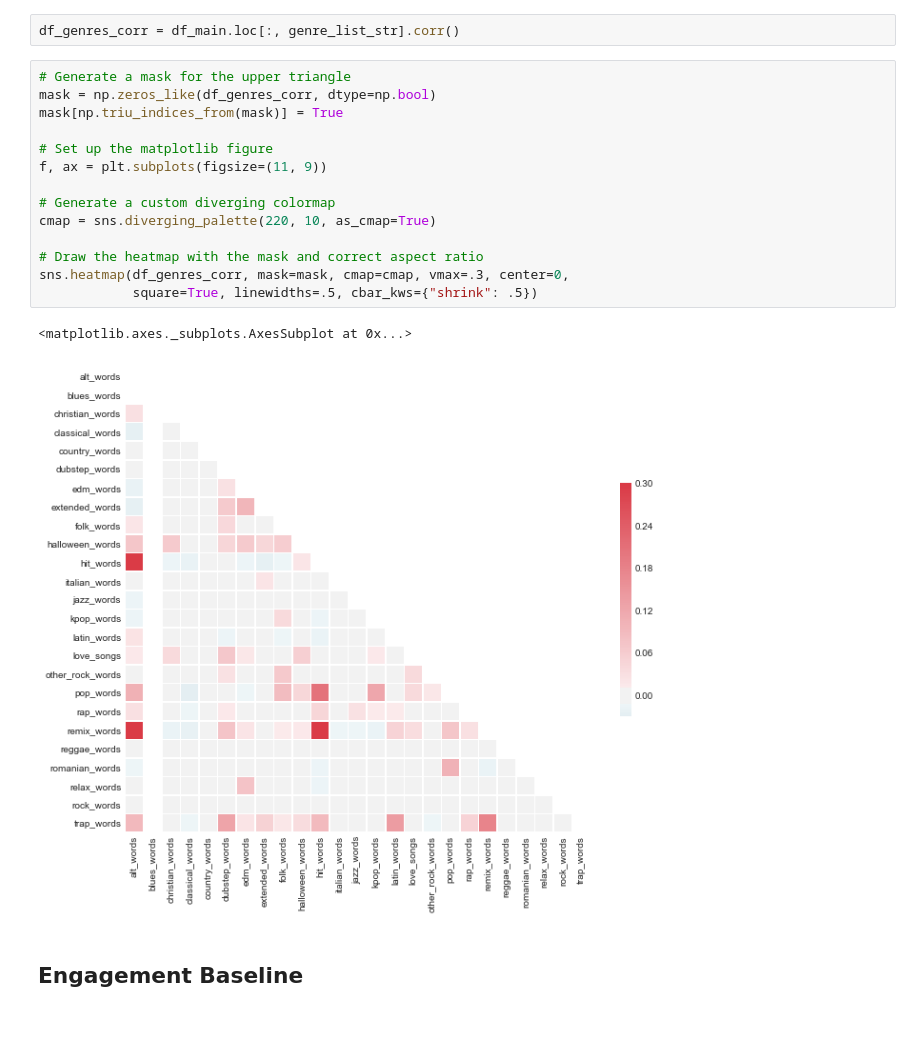
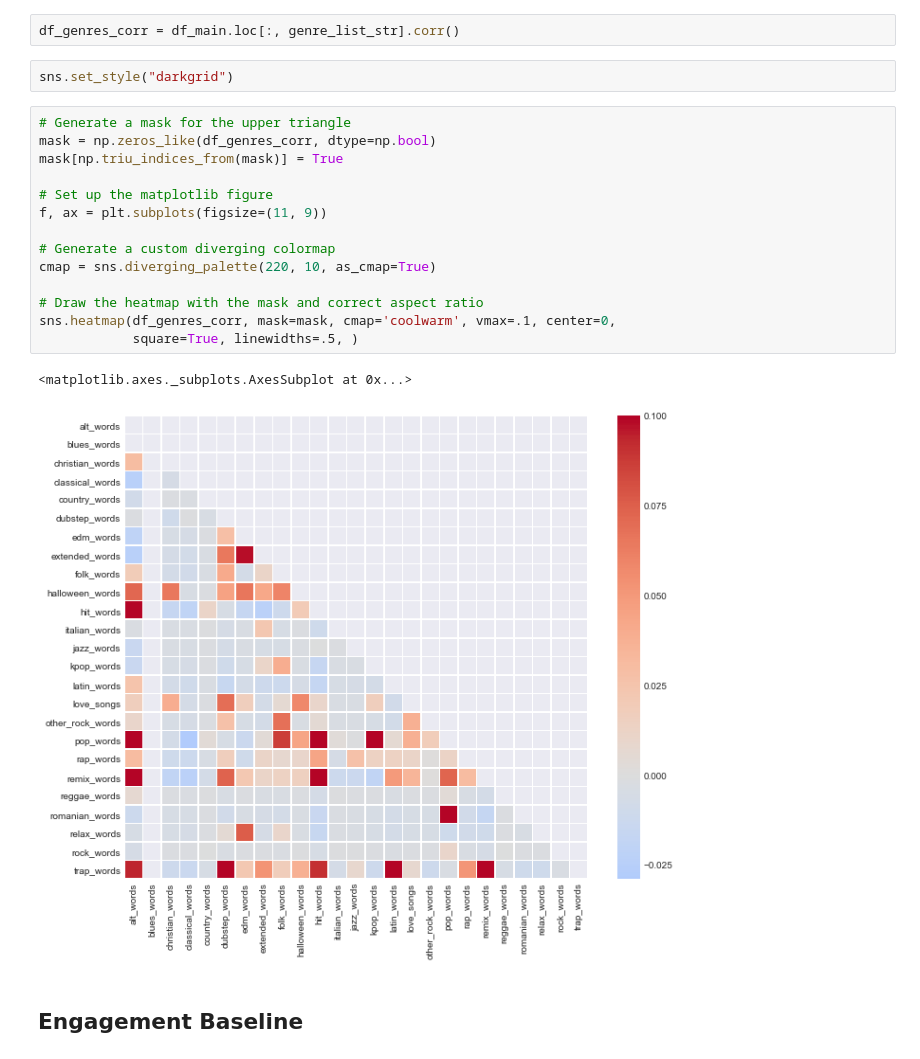
Before and after one commit to conorbarryhoke/Capstone, a Jupyter notebook: Feature_Engineering_Dedicated.ipynb, the cells around one changed output. Saved outputs shown, nothing was run; the diff lists cells and outputs as text; blank space fills up the shorter version.

```diff
--- a/Feature_Engineering_Dedicated.ipynb
+++ b/Feature_Engineering_Dedicated.ipynb
@@ -581,23 +581,25 @@ for i in range(len(genre_list)):
     df_main[genre_list_str[i]] = df_main.tags.map(lambda x: find_key_words(str(x),genre_list[i] ))
 # %%
 df_genres_corr = df_main.loc[:, genre_list_str].corr()
+# %%
+sns.set_style("darkgrid")
 # %%
 # Generate a mask for the upper triangle
 mask = np.zeros_like(df_genres_corr, dtype=np.bool)
 mask[np.triu_indices_from(mask)] = True
 
 # Set up the matplotlib figure
 f, ax = plt.subplots(figsize=(11, 9))
 
 # Generate a custom diverging colormap
 cmap = sns.diverging_palette(220, 10, as_cmap=True)
 
 # Draw the heatmap with the mask and correct aspect ratio
-sns.heatmap(df_genres_corr, mask=mask, cmap=cmap, vmax=.3, center=0,
-            square=True, linewidths=.5, cbar_kws={"shrink": .5})
+sns.heatmap(df_genres_corr, mask=mask, cmap='coolwarm', vmax=.1, center=0,
+            square=True, linewidths=.5, )
 # %% [output]
 <matplotlib.axes._subplots.AxesSubplot at 0x...>
-[figure, old version]
+[figure, new version]
 # %% [markdown]
 ## Engagement Baseline
 # %% [markdown]
```
Also changed, not shown: 1 other file.
